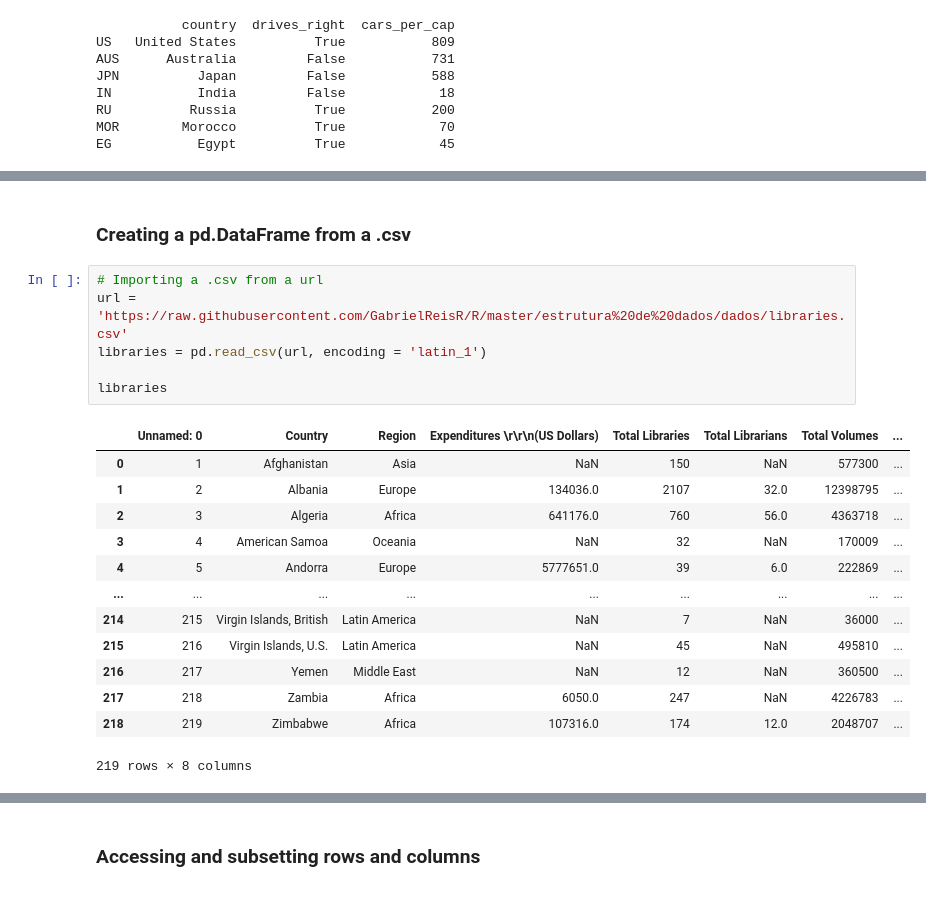
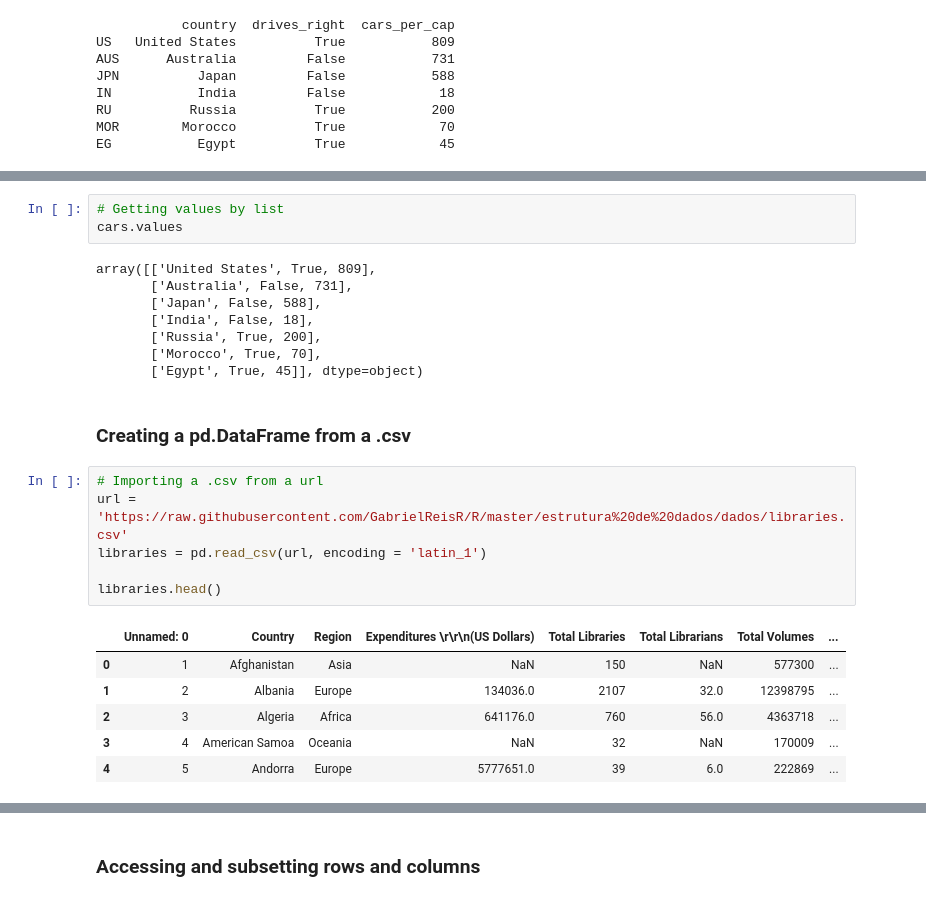
Before and after one commit to GabrielReisR/python_scripts, a Jupyter notebook: pandas_basics.ipynb, the cells around one changed output, grey strips where cells are left out. Saved outputs shown, nothing was run; the diff lists cells and outputs as text.

```diff
--- a/pandas_basics.ipynb
+++ b/pandas_basics.ipynb
@@ -49,25 +104,29 @@ EG           Egypt          True            45
+# %%
+# Getting values by list
+cars.values
+# %% [output]
+array([['United States', True, 809],
+       ['Australia', False, 731],
+       ['Japan', False, 588],
+       ['India', False, 18],
+       ['Russia', True, 200],
+       ['Morocco', True, 70],
+       ['Egypt', True, 45]], dtype=object)
 # %% [markdown]
 ### Creating a pd.DataFrame from a .csv
 # %%
 # Importing a .csv from a url
 url = 'https://raw.githubusercontent.com/GabrielReisR/R/master/estrutura%20de%20dados/dados/libraries.csv'
 libraries = pd.read_csv(url, encoding = 'latin_1')
 
-libraries
+libraries.head()
 # %% [output]
 |  | Unnamed: 0 | Country | Region | Expenditures \r\r\n(US Dollars) | Total Libraries | Total Librarians | Total Volumes | ... |
 | 0 | 1 | Afghanistan | Asia | NaN | 150 | NaN | 577300 | ... |
 | 1 | 2 | Albania | Europe | 134036.0 | 2107 | 32.0 | 12398795 | ... |
 | 2 | 3 | Algeria | Africa | 641176.0 | 760 | 56.0 | 4363718 | ... |
 | 3 | 4 | American Samoa | Oceania | NaN | 32 | NaN | 170009 | ... |
 | 4 | 5 | Andorra | Europe | 5777651.0 | 39 | 6.0 | 222869 | ... |
-| ... | ... | ... | ... | ... | ... | ... | ... | ... |
-| 214 | 215 | Virgin Islands, British | Latin America | NaN | 7 | NaN | 36000 | ... |
-| 215 | 216 | Virgin Islands, U.S. | Latin America | NaN | 45 | NaN | 495810 | ... |
-| 216 | 217 | Yemen | Middle East | NaN | 12 | NaN | 360500 | ... |
-| 217 | 218 | Zambia | Africa | 6050.0 | 247 | NaN | 4226783 | ... |
-| 218 | 219 | Zimbabwe | Africa | 107316.0 | 174 | 12.0 | 2048707 | ... |
-219 rows × 8 columns
 # %%
 # Fixing the indexing
 libraries = pd.read_csv(url, encoding = 'latin_1', index_col = 0)
```
Also changed, not shown: parts of 46 cells of this notebook.
